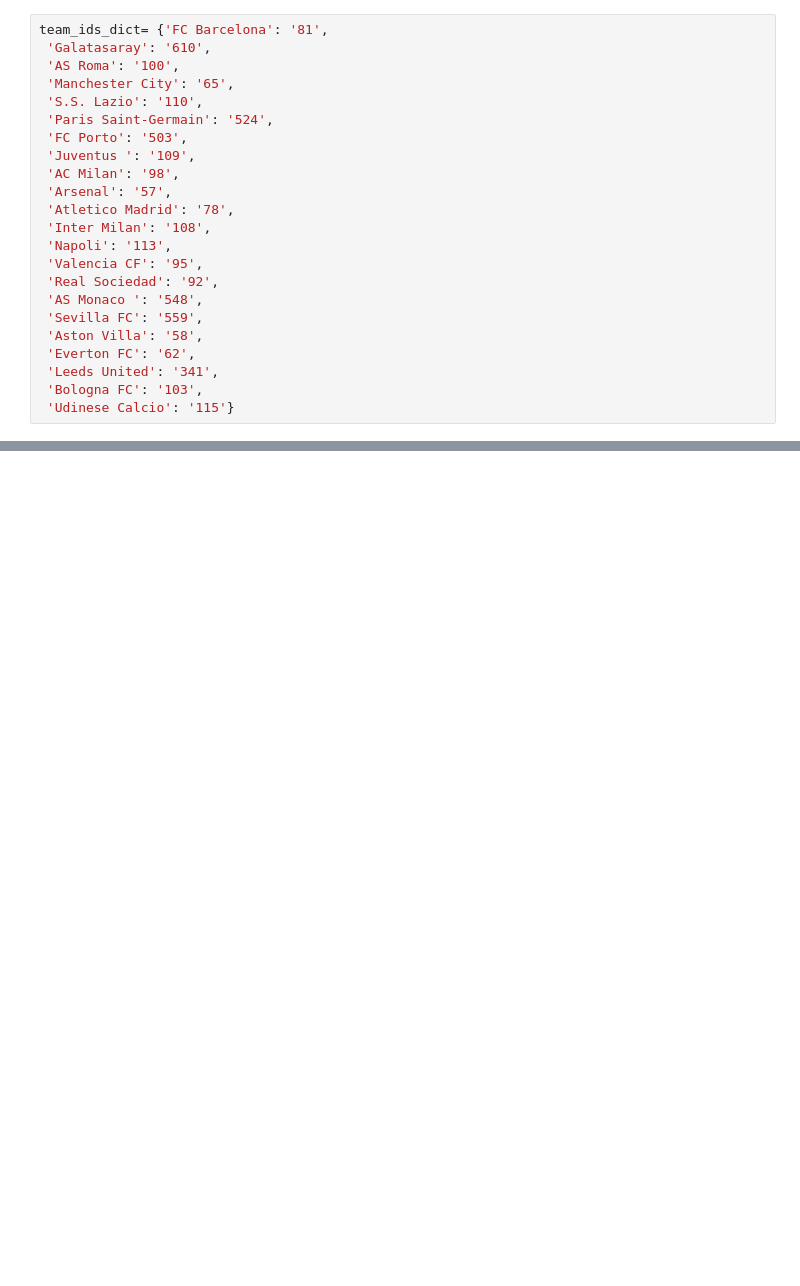
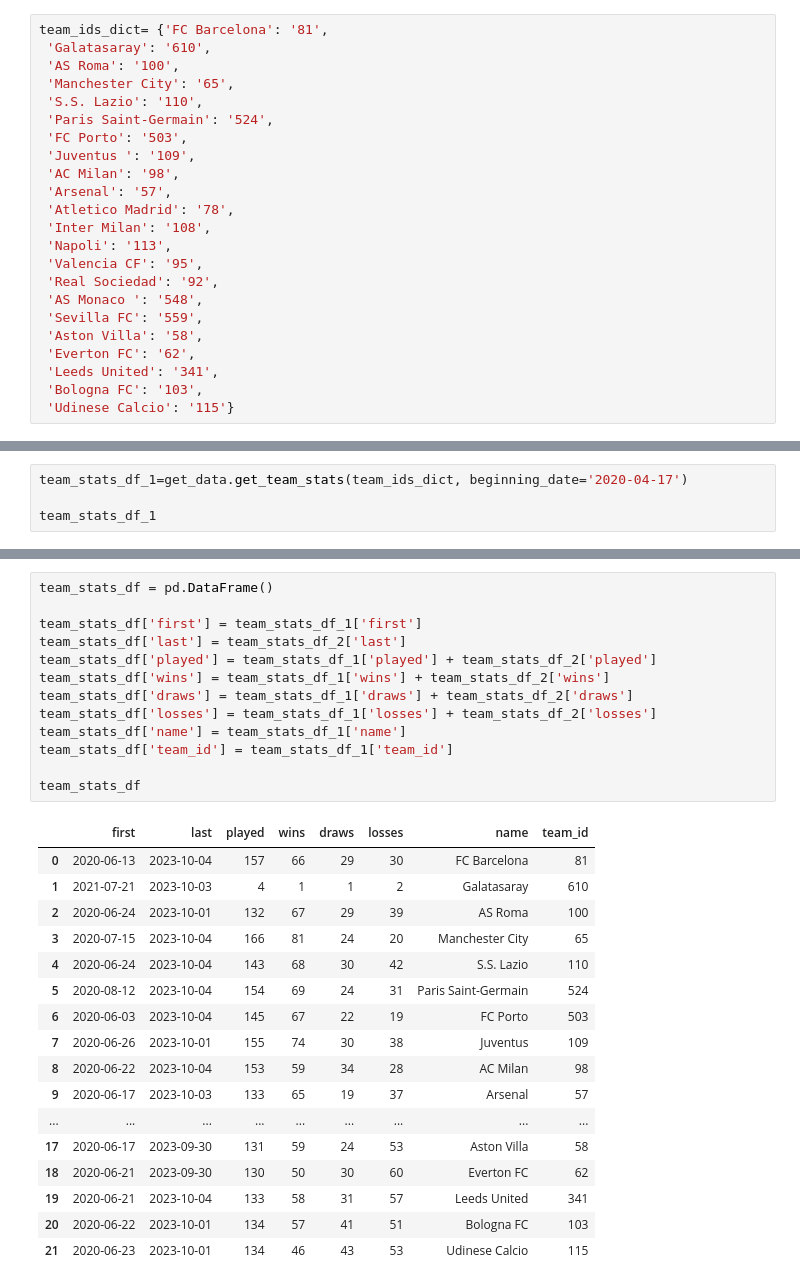
Before and after one commit to GuillermoIzquierdo/NimbusAcademyProject, a Jupyter notebook: Notebooks/football_data_to_snowflake.ipynb, the cells around one changed output, grey strips where cells are left out. Saved outputs shown, nothing was run; the diff lists cells and outputs as text; blank space fills up the shorter version.

```diff
--- a/Notebooks/football_data_to_snowflake.ipynb
+++ b/Notebooks/football_data_to_snowflake.ipynb
@@ -103,0 +35,4 @@ Getting Udinese Calcio data
+# %%
+team_stats_df_1=get_data.get_team_stats(team_ids_dict, beginning_date='2020-04-17')
+
+team_stats_df_1
@@ -103,0 +137,31 @@ Getting Udinese Calcio data
+# %%
+team_stats_df = pd.DataFrame()
+
+team_stats_df['first'] = team_stats_df_1['first']
+team_stats_df['last'] = team_stats_df_2['last']
+team_stats_df['played'] = team_stats_df_1['played'] + team_stats_df_2['played']
+team_stats_df['wins'] = team_stats_df_1['wins'] + team_stats_df_2['wins']
+team_stats_df['draws'] = team_stats_df_1['draws'] + team_stats_df_2['draws']
+team_stats_df['losses'] = team_stats_df_1['losses'] + team_stats_df_2['losses']
+team_stats_df['name'] = team_stats_df_1['name']
+team_stats_df['team_id'] = team_stats_df_1['team_id']
+
+team_stats_df
+# %% [output]
+|  | first | last | played | wins | draws | losses | name | team_id |
+| 0 | 2020-06-13 | 2023-10-04 | 157 | 66 | 29 | 30 | FC Barcelona | 81 |
+| 1 | 2021-07-21 | 2023-10-03 | 4 | 1 | 1 | 2 | Galatasaray | 610 |
+| 2 | 2020-06-24 | 2023-10-01 | 132 | 67 | 29 | 39 | AS Roma | 100 |
+| 3 | 2020-07-15 | 2023-10-04 | 166 | 81 | 24 | 20 | Manchester City | 65 |
+| 4 | 2020-06-24 | 2023-10-04 | 143 | 68 | 30 | 42 | S.S. Lazio | 110 |
+| 5 | 2020-08-12 | 2023-10-04 | 154 | 69 | 24 | 31 | Paris Saint-Germain | 524 |
+| 6 | 2020-06-03 | 2023-10-04 | 145 | 67 | 22 | 19 | FC Porto | 503 |
+| 7 | 2020-06-26 | 2023-10-01 | 155 | 74 | 30 | 38 | Juventus | 109 |
+| 8 | 2020-06-22 | 2023-10-04 | 153 | 59 | 34 | 28 | AC Milan | 98 |
+| 9 | 2020-06-17 | 2023-10-03 | 133 | 65 | 19 | 37 | Arsenal | 57 |
+| ... | ... | ... | ... | ... | ... | ... | ... | ... |
+| 17 | 2020-06-17 | 2023-09-30 | 131 | 59 | 24 | 53 | Aston Villa | 58 |
+| 18 | 2020-06-21 | 2023-09-30 | 130 | 50 | 30 | 60 | Everton FC | 62 |
+| 19 | 2020-06-21 | 2023-10-04 | 133 | 58 | 31 | 57 | Leeds United | 341 |
+| 20 | 2020-06-22 | 2023-10-01 | 134 | 57 | 41 | 51 | Bologna FC | 103 |
+| 21 | 2020-06-23 | 2023-10-01 | 134 | 46 | 43 | 53 | Udinese Calcio | 115 |
```
Also changed, not shown: parts of 39 cells of this notebook, 3 other files.
